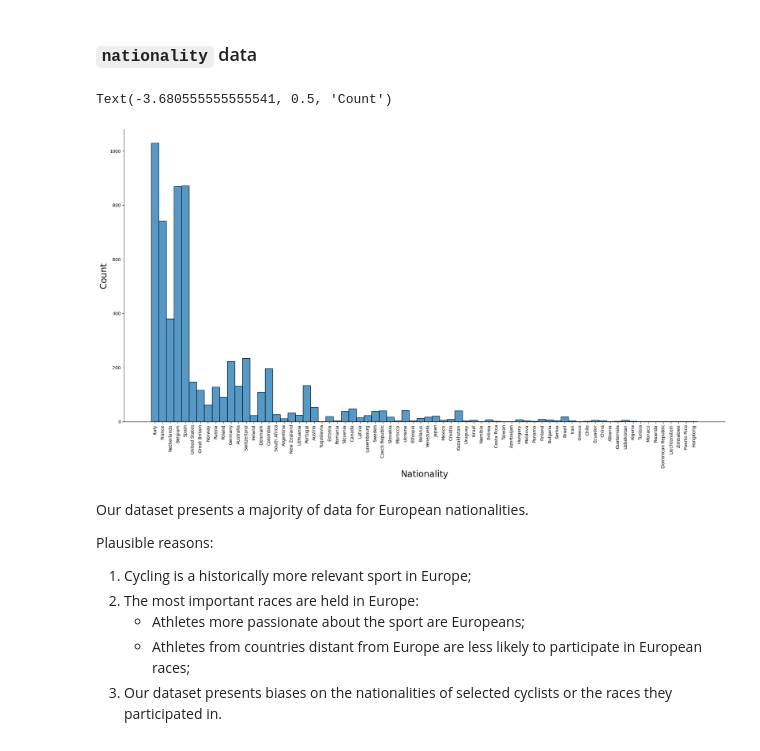
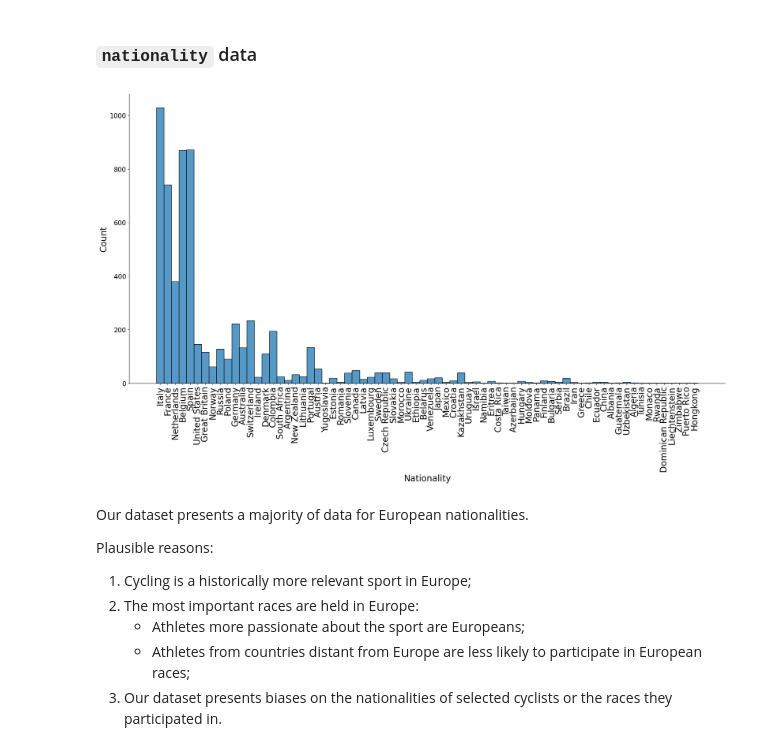
Before and after one commit to JacopoRaffi/DM_Project, a Jupyter notebook: TASK1/cyclists_understanding.ipynb, the cells around one changed output. Drawn from its saved outputs; the diff is of its cells as text; code cells hidden in the pictures.

```diff
--- a/TASK1/cyclists_understanding.ipynb
+++ b/TASK1/cyclists_understanding.ipynb
@@ -298,18 +298,19 @@ According to the data we collected from sources (cite), the average height of cy
 # %%
 sb.displot(dataset,
                 x="nationality",
                 kind="hist",
                 row_order="desc",
                 bins=len(dataset['nationality'].unique()),
                 height=10,
                 aspect=2)
-plt.xticks(rotation=90);
 
 plt.xlabel('Nationality', fontsize=20)
 plt.ylabel('Count', fontsize=20)
+plt.xticks(fontsize=20);
+plt.xticks(rotation=90);
+plt.yticks(fontsize=15);
 # %% [output]
-Text(-3.680555555555541, 0.5, 'Count')
-[figure, old version]
+[figure, new version]
 # %% [markdown]
 Our dataset presents a majority of data for European nationalities.
 
```
Also changed, not shown: parts of 5 cells of this notebook.
